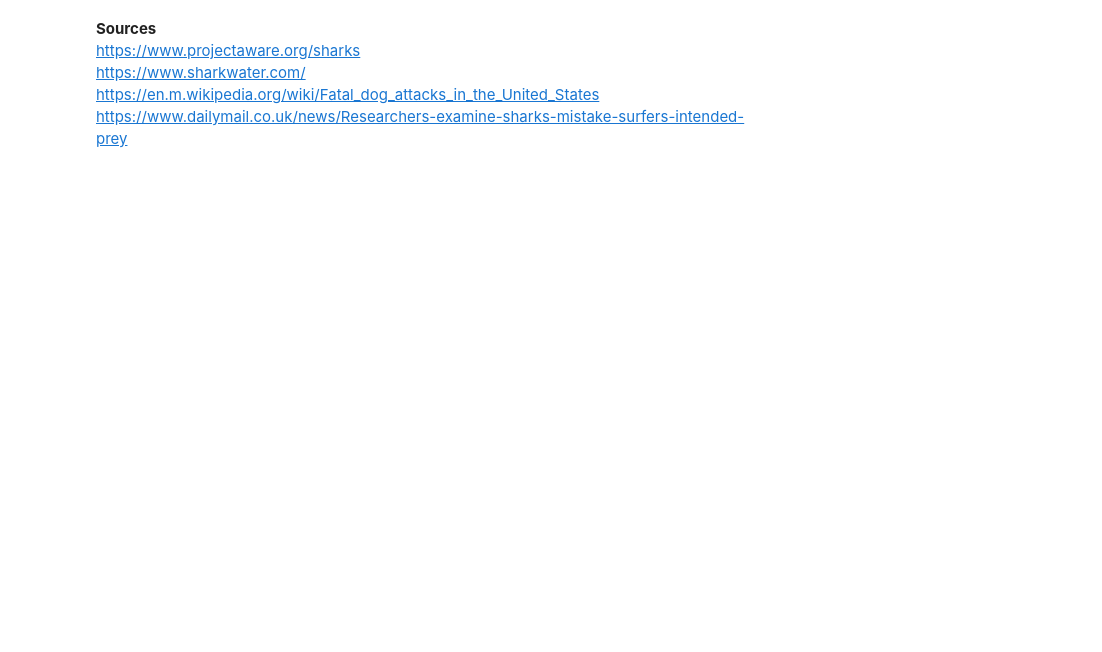
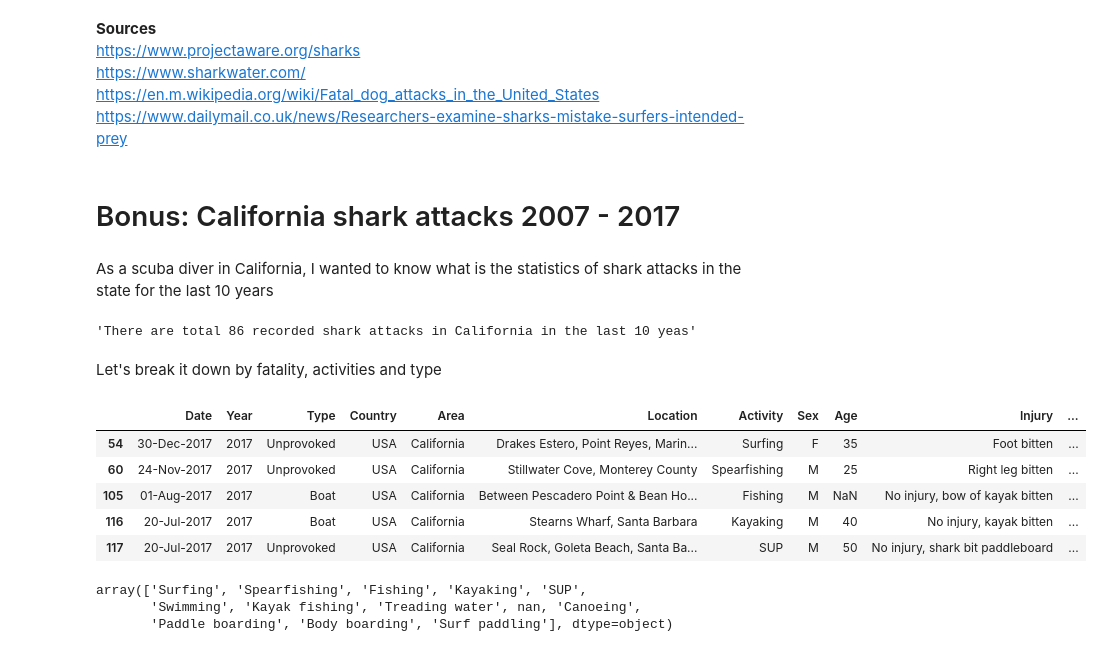
Before and after one commit to katjawittfoth/Shark_Attacks, a Jupyter notebook: Notebooks/Shark Attacks.ipynb, the cells around one changed output. Drawn from its saved outputs; the diff is of its cells as text; code cells hidden in the pictures; blank space fills up the shorter version.

```diff
--- a/Notebooks/Shark Attacks.ipynb
+++ b/Notebooks/Shark Attacks.ipynb
@@ -828,3 +827,30 @@ While a shark attack is a frightening event, we need to understand that it is ve
 <br>https://www.sharkwater.com/
 <br>https://en.m.wikipedia.org/wiki/Fatal_dog_attacks_in_the_United_States
 <br>https://www.dailymail.co.uk/news/Researchers-examine-sharks-mistake-surfers-intended-prey
+# %% [markdown]
+# Bonus: California shark attacks 2007 - 2017
+# %% [markdown]
+As a scuba diver in California, I wanted to know what is the statistics of shark attacks in the state for the last 10 years
+# %%
+num_attacks = sharks[(sharks.Area == 'California')& sharks.Year.isin(list(range(2007, 2018, 1)))].count()[0]
+f'There are total {num_attacks} recorded shark attacks in California in the last 10 yeas'
+# %% [output]
+'There are total 86 recorded shark attacks in California in the last 10 yeas'
+# %% [markdown]
+Let's break it down by fatality, activities and type
+# %%
+sharks_ca = sharks[(sharks.Area == 'California')& sharks.Year.isin(list(range(2007, 2018, 1)))]
+sharks_ca.head()
+# %% [output]
+|  | Date | Year | Type | Country | Area | Location | Activity | Sex | Age | Injury | ... |
+| 54 | 30-Dec-2017 | 2017 | Unprovoked | USA | California | Drakes Estero, Point Reyes, Marin... | Surfing | F | 35 | Foot bitten | ... |
+| 60 | 24-Nov-2017 | 2017 | Unprovoked | USA | California | Stillwater Cove, Monterey County | Spearfishing | M | 25 | Right leg bitten | ... |
+| 105 | 01-Aug-2017 | 2017 | Boat | USA | California | Between Pescadero Point & Bean Ho... | Fishing | M | NaN | No injury, bow of kayak bitten | ... |
+| 116 | 20-Jul-2017 | 2017 | Boat | USA | California | Stearns Wharf, Santa Barbara | Kayaking | M | 40 | No injury, kayak bitten | ... |
+| 117 | 20-Jul-2017 | 2017 | Unprovoked | USA | California | Seal Rock, Goleta Beach, Santa Ba... | SUP | M | 50 | No injury, shark bit paddleboard | ... |
+# %%
+sharks_ca.Activity.unique()
+# %% [output]
+array(['Surfing', 'Spearfishing', 'Fishing', 'Kayaking', 'SUP',
+       'Swimming', 'Kayak fishing', 'Treading water', nan, 'Canoeing',
+       'Paddle boarding', 'Body boarding', 'Surf paddling'], dtype=object)
```
Also changed, not shown: parts of 21 cells of this notebook, 1 other file.
